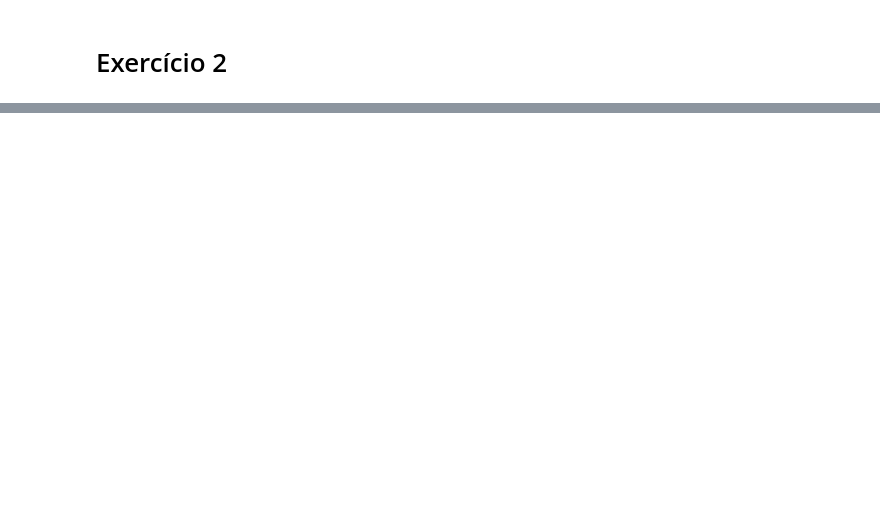
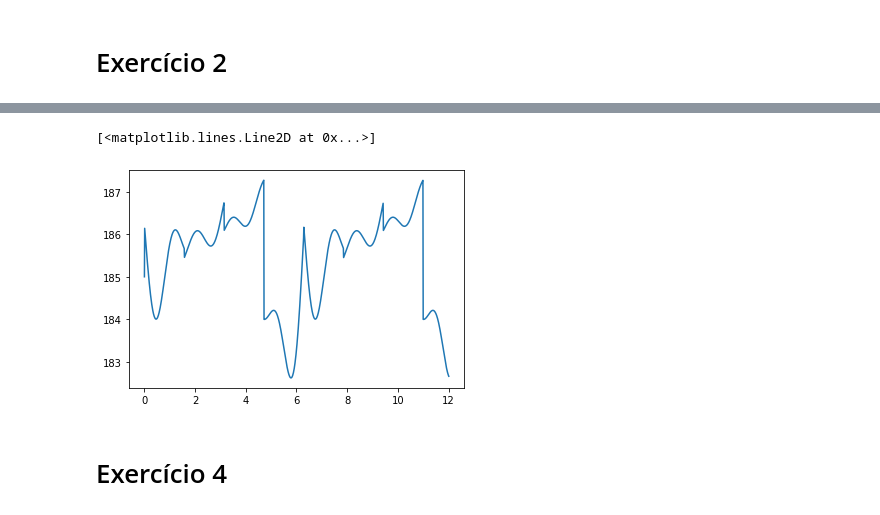
Before and after one commit to GusRigor/Sistema-e-Sinais, a Jupyter notebook: Prova 2 - Oficial/prova2.ipynb, the cells around one changed output, grey strips where cells are left out. Drawn from its saved outputs; the diff is of its cells as text; code cells hidden in the pictures; blank space fills up the shorter version.

```diff
--- a/Prova 2 - Oficial/prova2.ipynb
+++ b/Prova 2 - Oficial/prova2.ipynb
@@ -72,0 +121,30 @@ def Bn22(n):
+# %%
+def Bn2(n):
+    return (-cos(2*pi*n*W0) + cos(pi*n*W0))/(2*n*W0)
+# %%
+def Bn3(n):
+    return ((-cos(2*pi*n*W0) + cos(pi*n*W0))/(n*W0)) - ( (-2*pi*cos(2*pi*n*W0))/(n*W0) -(-pi*cos(pi*n*W0))/(n*W0) )/2
+# %%
+def somatorio1(N, x):
+    n = 1
+    s = 0
+    while n <= N:
+        if (x //(pi/2)) % 2 == 0:
+            s = s + An1(n) * cos(n*W0*x) + Bn1(n) * sin(n*W0*x)
+        elif (x //pi) % 2 == 0:
+            s = s + An2(n) * cos(n*W0*x) + Bn2(n) * sin(n*W0*x)
+        else:
+            s = s + An3(n) * cos(n*W0*x) + Bn3(n) * sin(n*W0*x)
+        n += 1
+    return s
+# %%
+while t[-1] <= L:
+    t.append(t[-1] + p)
+    x.append(A0+somatorio1(n1, t[-1]))
+# %%
+plt.plot(t, x, label='f(x)')
+# %% [output]
+[<matplotlib.lines.Line2D at 0x...>]
+[figure, added]
+# %% [markdown]
+<h1>Exercício 4</h1>
```
Also changed, not shown: parts of 24 cells of this notebook.
